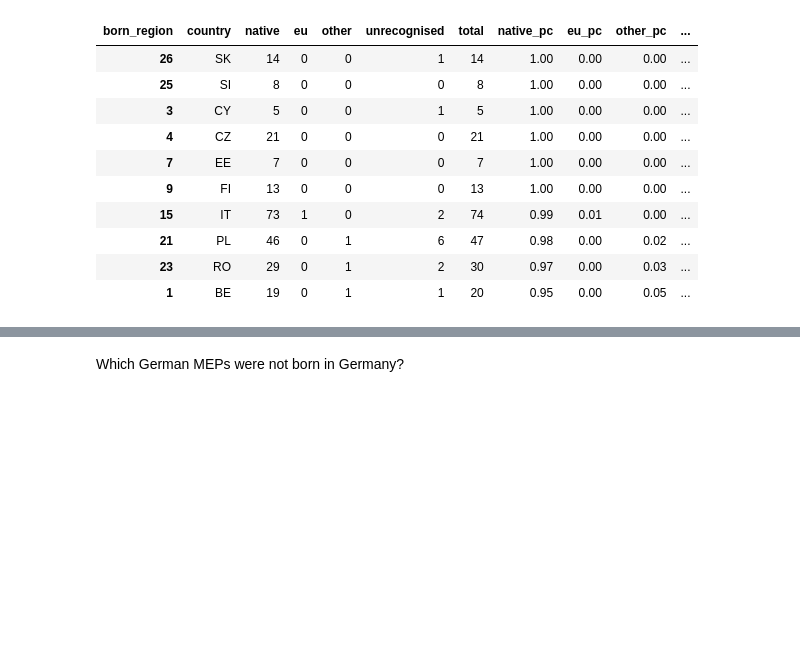
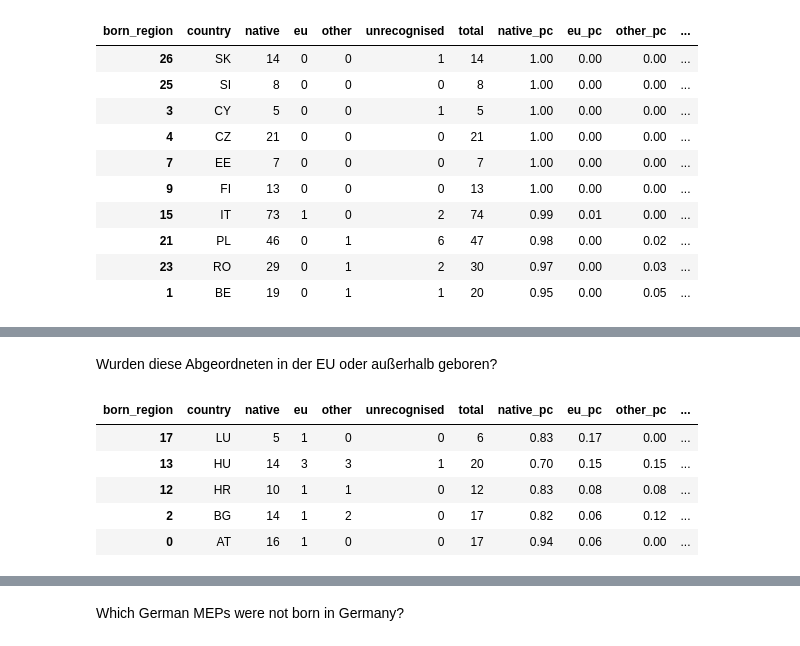
Before and after one commit to SWRdata/p081_euparlament_divers, a Jupyter notebook: analysis/analyse.ipynb, the cells around one changed output, grey strips where cells are left out. Saved outputs shown, nothing was run; the diff lists cells and outputs as text; code cells hidden in the pictures; blank space fills up the shorter version.

```diff
--- a/analysis/analyse.ipynb
+++ b/analysis/analyse.ipynb
@@ -251,0 +234,11 @@ origins_by_country_detail_df[:10]
+# %% [markdown]
+Wurden diese Abgeordneten in der EU oder außerhalb geboren?
+# %%
+origins_by_country_df.sort_values("eu_pc", ascending = False).head()
+# %% [output]
+| born_region | country | native | eu | other | unrecognised | total | native_pc | eu_pc | other_pc | ... |
+| 17 | LU | 5 | 1 | 0 | 0 | 6 | 0.83 | 0.17 | 0.00 | ... |
+| 13 | HU | 14 | 3 | 3 | 1 | 20 | 0.70 | 0.15 | 0.15 | ... |
+| 12 | HR | 10 | 1 | 1 | 0 | 12 | 0.83 | 0.08 | 0.08 | ... |
+| 2 | BG | 14 | 1 | 2 | 0 | 17 | 0.82 | 0.06 | 0.12 | ... |
+| 0 | AT | 16 | 1 | 0 | 0 | 17 | 0.94 | 0.06 | 0.00 | ... |
```
Also changed, not shown: parts of 5 cells of this notebook.
